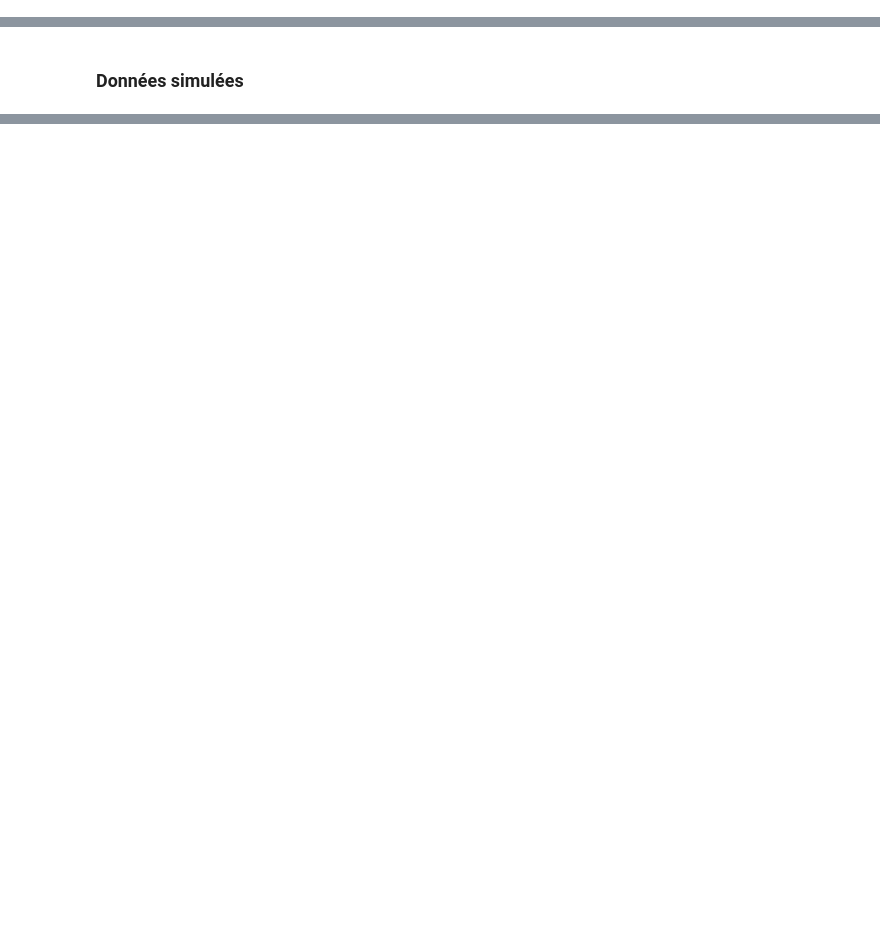
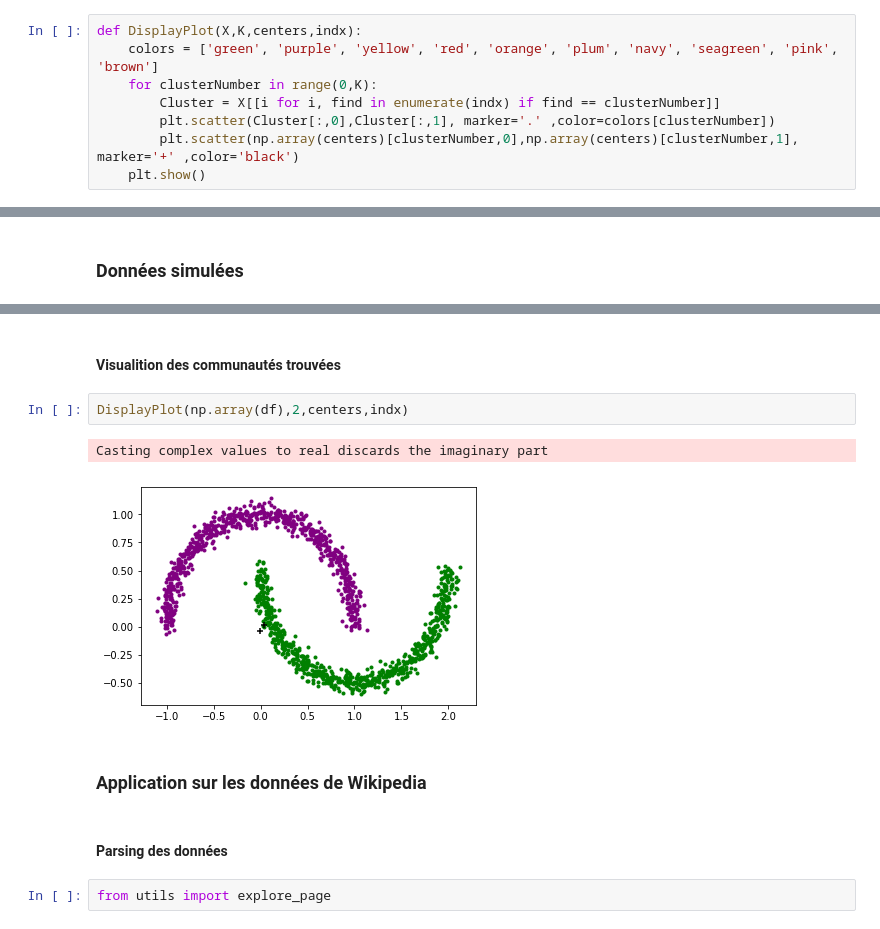
Before and after one commit to sallfatima/Projet-TAA, a Jupyter notebook: Projet_TAA.ipynb, the cells around one changed output, grey strips where cells are left out. Cells and saved outputs as stored; diff of their text form; blank space fills up the shorter version.

```diff
--- a/Projet_TAA.ipynb
+++ b/Projet_TAA.ipynb
@@ -34 +130,9 @@ add_notebook_menu()
+# %%
+def DisplayPlot(X,K,centers,indx):
+    colors = ['green', 'purple', 'yellow', 'red', 'orange', 'plum', 'navy', 'seagreen', 'pink', 'brown']
+    for clusterNumber in range(0,K):
+        Cluster = X[[i for i, find in enumerate(indx) if find == clusterNumber]]
+        plt.scatter(Cluster[:,0],Cluster[:,1], marker='.' ,color=colors[clusterNumber])
+        plt.scatter(np.array(centers)[clusterNumber,0],np.array(centers)[clusterNumber,1], marker='+' ,color='black')
+    plt.show()
 # %% [markdown]
@@ -55,0 +194,13 @@ add_notebook_menu()
+# %% [markdown]
+#### Visualition des communautés trouvées
+# %%
+DisplayPlot(np.array(df),2,centers,indx)
+# %% [output]
+Casting complex values to real discards the imaginary part
+[figure, added]
+# %% [markdown]
+### Application sur les données de Wikipedia
+# %% [markdown]
+#### Parsing des données
+# %%
+from utils import explore_page
```
Also changed, not shown: parts of 64 cells of this notebook.
